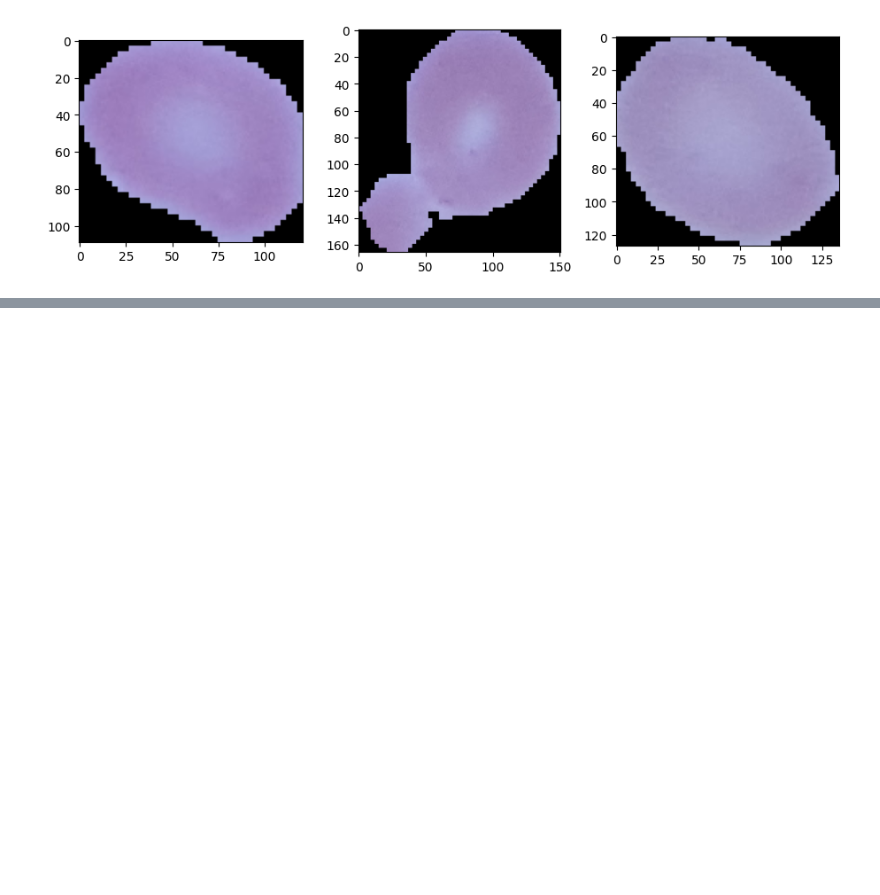
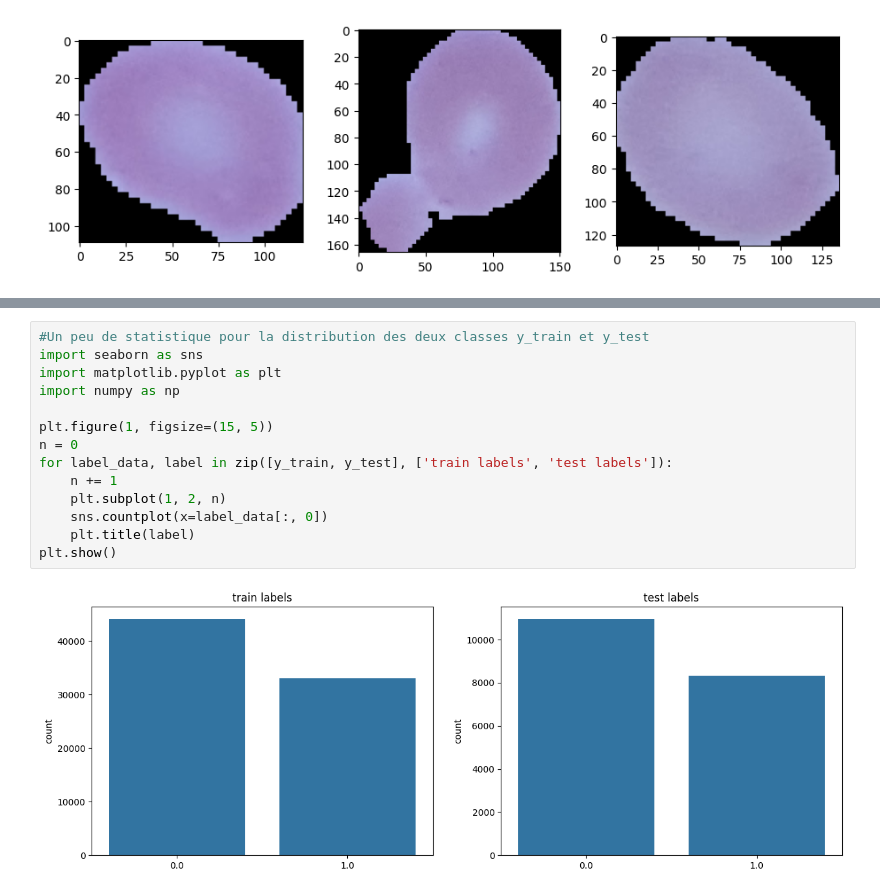
Before and after one commit to fandrianarisataGithub/Data-science-projet-INSI-Malaria-CNN, a Jupyter notebook: Memo_dsc_malaria_detection.ipynb, the cells around one changed output, grey strips where cells are left out. Saved outputs shown, nothing was run; the diff lists cells and outputs as text; blank space fills up the shorter version.

```diff
--- a/Memo_dsc_malaria_detection.ipynb
+++ b/Memo_dsc_malaria_detection.ipynb
@@ -158,3 +188,19 @@ y_test: 5512
+# %%
+#Un peu de statistique pour la distribution des deux classes y_train et y_test
+import seaborn as sns
+import matplotlib.pyplot as plt
+import numpy as np
+
+plt.figure(1, figsize=(15, 5))
+n = 0
+for label_data, label in zip([y_train, y_test], ['train labels', 'test labels']):
+    n += 1
+    plt.subplot(1, 2, n)
+    sns.countplot(x=label_data[:, 0])
+    plt.title(label)
+plt.show()
+# %% [output]
+[figure, added]
 # %%
 #Use the CNN model
 
```
Also changed, not shown: parts of 35 cells of this notebook.
